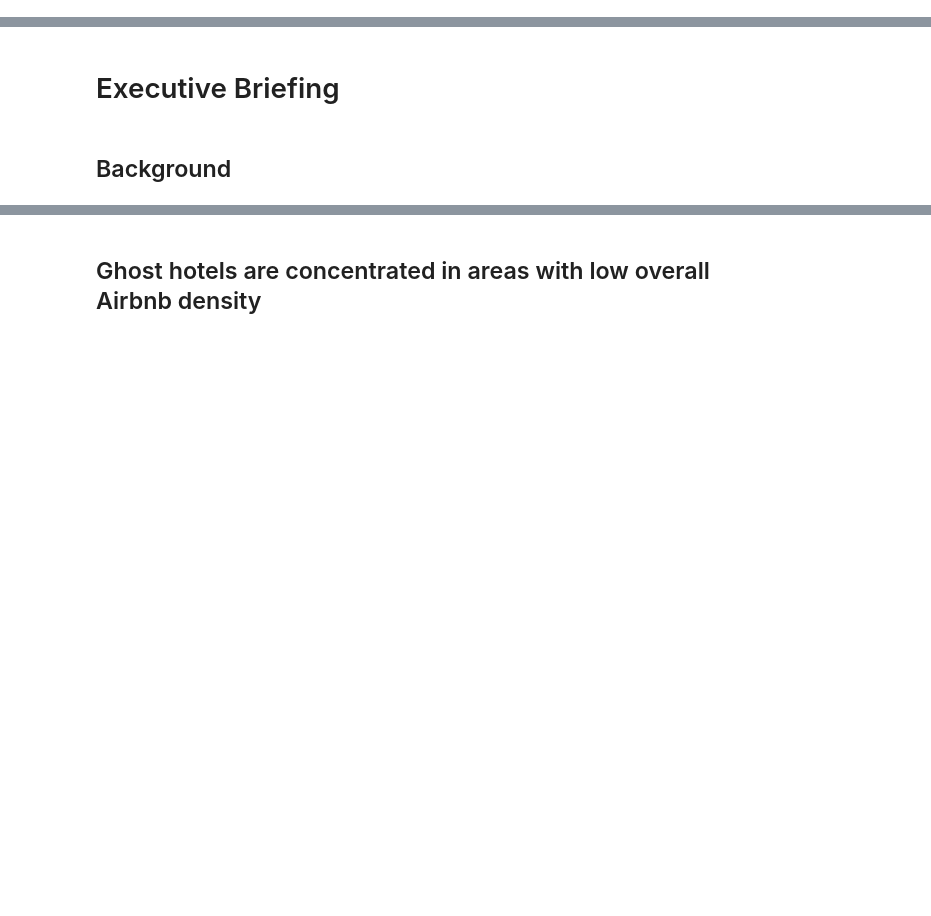
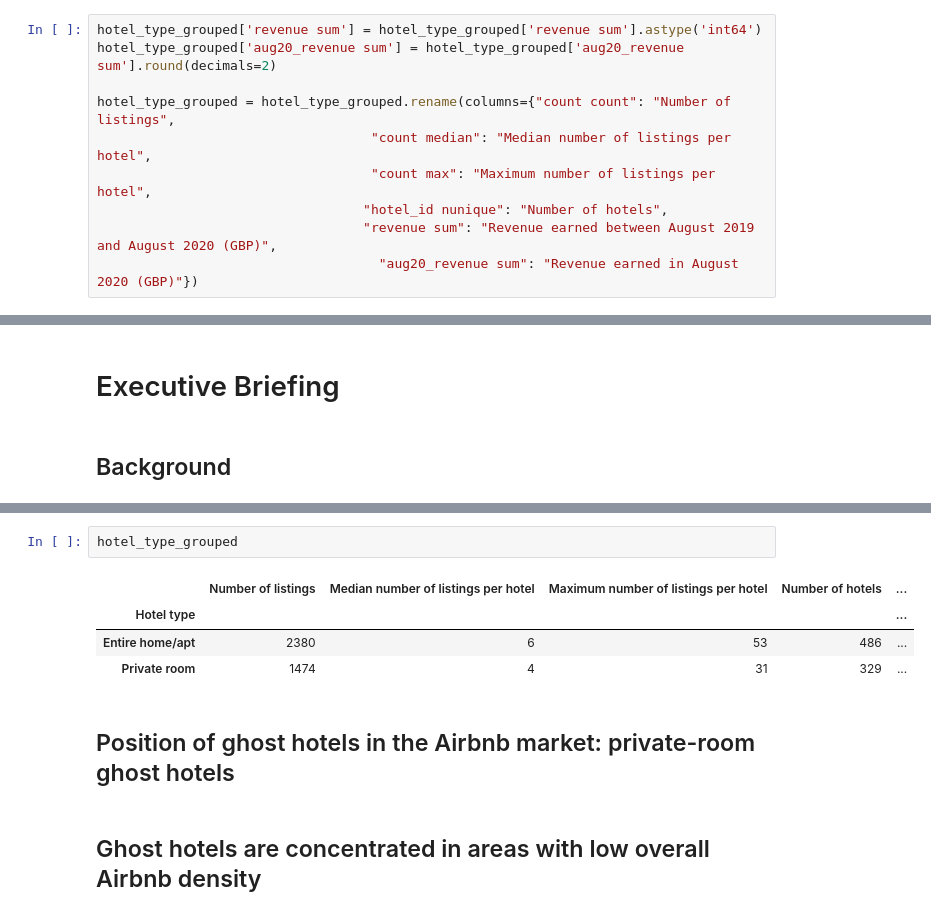
Before and after one commit to caranvr/i2p-assessment, a Jupyter notebook: ghost_hotels2.ipynb, the cells around one changed output, grey strips where cells are left out. Saved outputs shown, nothing was run; the diff lists cells and outputs as text; blank space fills up the shorter version.

```diff
--- a/ghost_hotels2.ipynb
+++ b/ghost_hotels2.ipynb
@@ -228,3 +247,13 @@ There are 331 potential Private room ghost hotels in London.
+# %%
+hotel_type_grouped['revenue sum'] = hotel_type_grouped['revenue sum'].astype('int64')
+hotel_type_grouped['aug20_revenue sum'] = hotel_type_grouped['aug20_revenue sum'].round(decimals=2)
+
+hotel_type_grouped = hotel_type_grouped.rename(columns={"count count": "Number of listings",
+                                   "count median": "Median number of listings per hotel",
+                                   "count max": "Maximum number of listings per hotel",
+                                  "hotel_id nunique": "Number of hotels",
+                                  "revenue sum": "Revenue earned between August 2019 and August 2020 (GBP)",
+                                    "aug20_revenue sum": "Revenue earned in August 2020 (GBP)"})
 # %% [markdown]
 ### How much of the total revenue from Airbnb in London was generated by ghost hotels between 2019 and 2020?
 # %%
@@ -430,3 +425,12 @@ Necessary information:
+# %%
+hotel_type_grouped
+# %% [output]
+|  | Number of listings | Median number of listings per hotel | Maximum number of listings per hotel | Number of hotels | ... |
+| Hotel type |  |  |  |  | ... |
+| Entire home/apt | 2380 | 6 | 53 | 486 | ... |
+| Private room | 1474 | 4 | 31 | 329 | ... |
+# %% [markdown]
+## Position of ghost hotels in the Airbnb market: private-room ghost hotels
 # %% [markdown]
 ## Ghost hotels are concentrated in areas with low overall Airbnb density
 # %% [markdown]
```
Also changed, not shown: parts of 30 cells of this notebook.
